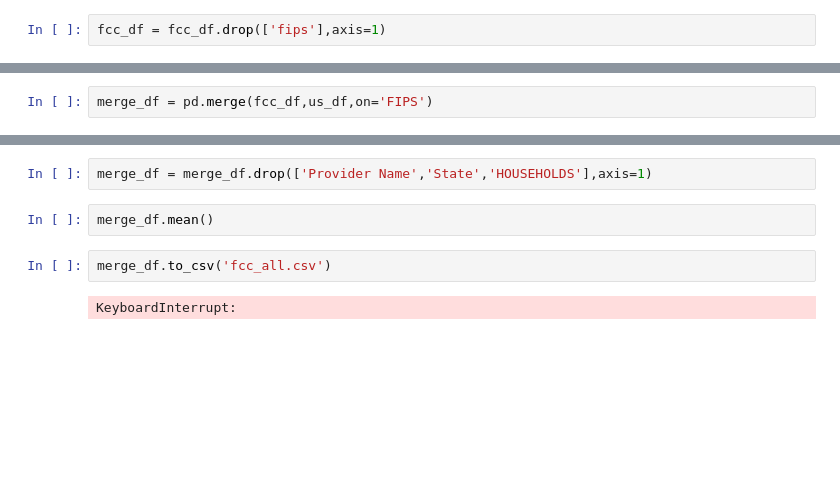
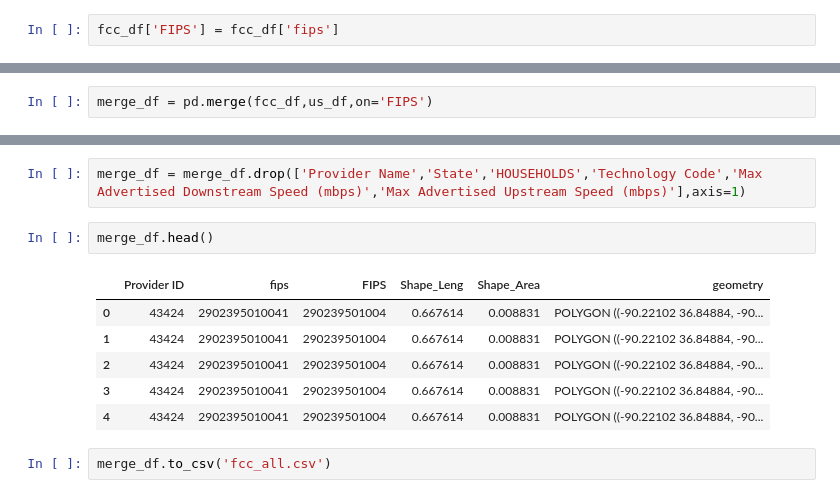
Before and after one commit to BrantIvey/NSS_Capstone, a Jupyter notebook: FCC 477 Filter.ipynb, the cells around one changed output, grey strips where cells are left out. Cells and saved outputs as stored; diff of their text form; blank space fills up the shorter version.

```diff
--- a/FCC 477 Filter.ipynb
+++ b/FCC 477 Filter.ipynb
@@ -112,2 +94,2 @@ fcc_df.head()
 # %%
-fcc_df = fcc_df.drop(['fips'],axis=1)
+fcc_df['FIPS'] = fcc_df['fips']
@@ -171,10 +134,15 @@ merge_df.head()
 | 3 | 43424 | Element Wireless | MO | 70 | 30.0 | 10.0 | ... |
 | 4 | 43424 | Element Wireless | MO | 70 | 45.0 | 15.0 | ... |
 # %%
-merge_df = merge_df.drop(['Provider Name','State','HOUSEHOLDS'],axis=1)
+merge_df = merge_df.drop(['Provider Name','State','HOUSEHOLDS','Technology Code','Max Advertised Downstream Speed (mbps)','Max Advertised Upstream Speed (mbps)'],axis=1)
 # %%
-merge_df.mean()
+merge_df.head()
+# %% [output]
+|  | Provider ID | fips | FIPS | Shape_Leng | Shape_Area | geometry |
+| 0 | 43424 | 2902395010041 | 290239501004 | 0.667614 | 0.008831 | POLYGON ((-90.22102 36.84884, -90... |
+| 1 | 43424 | 2902395010041 | 290239501004 | 0.667614 | 0.008831 | POLYGON ((-90.22102 36.84884, -90... |
+| 2 | 43424 | 2902395010041 | 290239501004 | 0.667614 | 0.008831 | POLYGON ((-90.22102 36.84884, -90... |
+| 3 | 43424 | 2902395010041 | 290239501004 | 0.667614 | 0.008831 | POLYGON ((-90.22102 36.84884, -90... |
+| 4 | 43424 | 2902395010041 | 290239501004 | 0.667614 | 0.008831 | POLYGON ((-90.22102 36.84884, -90... |
 # %%
 merge_df.to_csv('fcc_all.csv')
-# %% [output]
-KeyboardInterrupt:
```
Also changed, not shown: parts of 7 cells of this notebook, 2 other files.
